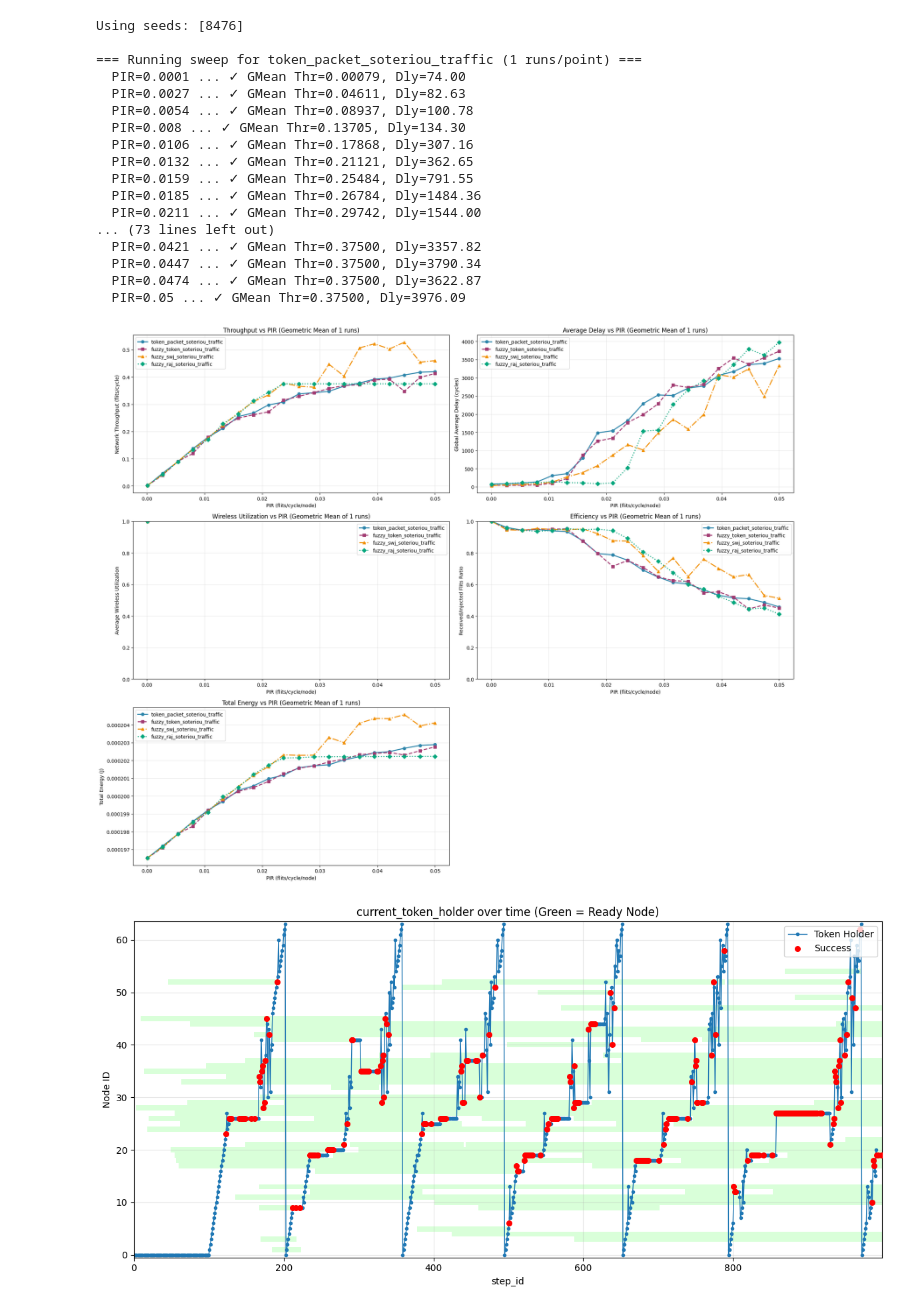
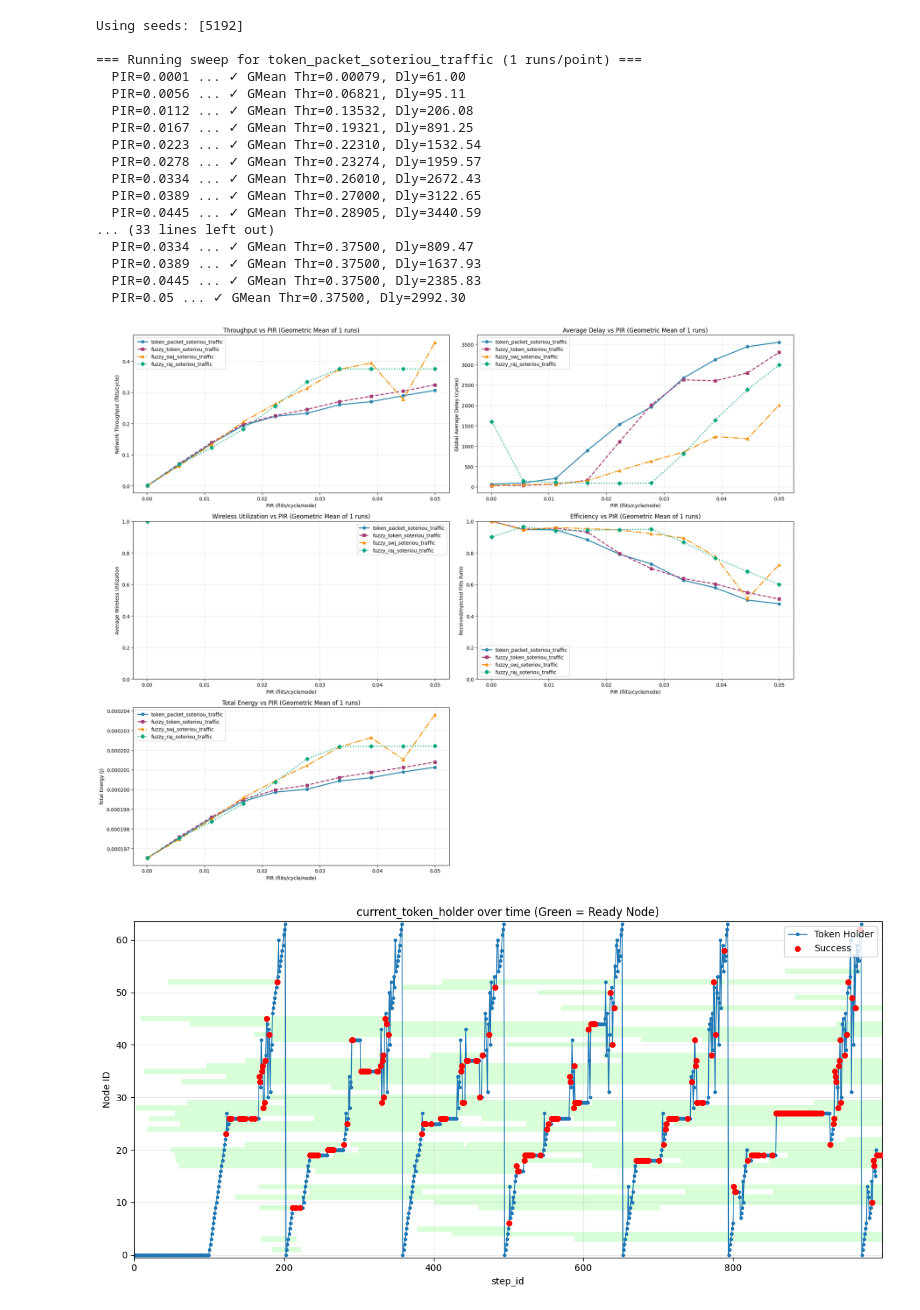
Before and after one commit to Jain-Nishkarsh/WiNoC-SOP, a Jupyter notebook: results/evaluate.ipynb, the cells around one changed output. Drawn from its saved outputs; the diff is of its cells as text; code cells hidden in the pictures.

```diff
--- a/results/evaluate.ipynb
+++ b/results/evaluate.ipynb
@@ -227,7 +227,7 @@ NUM_RUNS = 1  # Number of runs per point
 
 # PIR_LIST = [0.001]
 # PIR_LIST = [round(x, 4) for x in np.linspace(0.0001, 0.005, 10)]
-PIR_LIST = [round(x, 4) for x in np.linspace(0.0001, 0.05, 20)]
+PIR_LIST = [round(x, 4) for x in np.linspace(0.0001, 0.05, 10)]
 SEED_LIST = random.sample(range(1, 10000), NUM_RUNS)
 print(f"Using seeds: {SEED_LIST}")
 
@@ -406,49 +406,49 @@ ax3.set_xlabel("PIR (flits/cycle/node)")
 ax3.set_ylabel("Average Wireless Utilization")
 ax3.set_title(f"Wireless Utilization vs PIR (Geometric Mean of {NUM_RUNS} runs)")
 ax3.set_ylim(0.0, 1.0)
 ax3.grid(True, alpha=0.3)
 ax3.legend()
 
 
 # Configure Received/Injected flits ratio plot
 ax4.set_xlabel("PIR (flits/cycle/node)")
 ax4.set_ylabel("Received/Injected Flits Ratio")
 ax4.set_title(f"Efficiency vs PIR (Geometric Mean of {NUM_RUNS} runs)")
 ax4.set_ylim(0.0, 1.0)
 ax4.grid(True, alpha=0.3)
 ax4.legend()
 
 # Configure Total Energy plot
 ax5.set_xlabel("PIR (flits/cycle/node)")
 ax5.set_ylabel("Total Energy (J)")
 ax5.set_title(f"Total Energy vs PIR (Geometric Mean of {NUM_RUNS} runs)")
 ax5.grid(True, alpha=0.3)
 ax5.legend()
 
 # Hide the unused subplot
 ax6.axis('off')
 
 plt.tight_layout()
 plt.show()
 # %% [output]
-Using seeds: [8476]
+Using seeds: [5192]
 
 === Running sweep for token_packet_soteriou_traffic (1 runs/point) ===
-  PIR=0.0001 ... ✓ GMean Thr=0.00079, Dly=74.00
-  PIR=0.0027 ... ✓ GMean Thr=0.04611, Dly=82.63
-  PIR=0.0054 ... ✓ GMean Thr=0.08937, Dly=100.78
-  PIR=0.008 ... ✓ GMean Thr=0.13705, Dly=134.30
-  PIR=0.0106 ... ✓ GMean Thr=0.17868, Dly=307.16
-  PIR=0.0132 ... ✓ GMean Thr=0.21121, Dly=362.65
-  PIR=0.0159 ... ✓ GMean Thr=0.25484, Dly=791.55
-  PIR=0.0185 ... ✓ GMean Thr=0.26784, Dly=1484.36
-  PIR=0.0211 ... ✓ GMean Thr=0.29742, Dly=1544.00
-... (73 lines left out)
-  PIR=0.0421 ... ✓ GMean Thr=0.37500, Dly=3357.82
-  PIR=0.0447 ... ✓ GMean Thr=0.37500, Dly=3790.34
-  PIR=0.0474 ... ✓ GMean Thr=0.37500, Dly=3622.87
-  PIR=0.05 ... ✓ GMean Thr=0.37500, Dly=3976.09
+  PIR=0.0001 ... ✓ GMean Thr=0.00079, Dly=61.00
+  PIR=0.0056 ... ✓ GMean Thr=0.06821, Dly=95.11
+  PIR=0.0112 ... ✓ GMean Thr=0.13532, Dly=206.08
+  PIR=0.0167 ... ✓ GMean Thr=0.19321, Dly=891.25
+  PIR=0.0223 ... ✓ GMean Thr=0.22310, Dly=1532.54
+  PIR=0.0278 ... ✓ GMean Thr=0.23274, Dly=1959.57
+  PIR=0.0334 ... ✓ GMean Thr=0.26010, Dly=2672.43
+  PIR=0.0389 ... ✓ GMean Thr=0.27000, Dly=3122.65
+  PIR=0.0445 ... ✓ GMean Thr=0.28905, Dly=3440.59
+... (33 lines left out)
+  PIR=0.0334 ... ✓ GMean Thr=0.37500, Dly=809.47
+  PIR=0.0389 ... ✓ GMean Thr=0.37500, Dly=1637.93
+  PIR=0.0445 ... ✓ GMean Thr=0.37500, Dly=2385.83
+  PIR=0.05 ... ✓ GMean Thr=0.37500, Dly=2992.30
-[figure, old version]
+[figure, new version]
 # %%
 import pandas as pd
 import matplotlib.pyplot as plt
```
Also changed, not shown: 6 other files.
